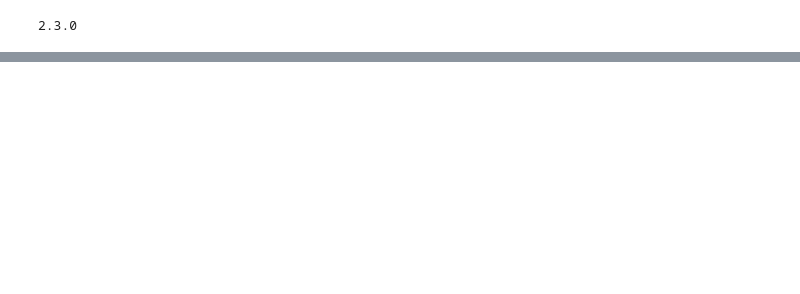
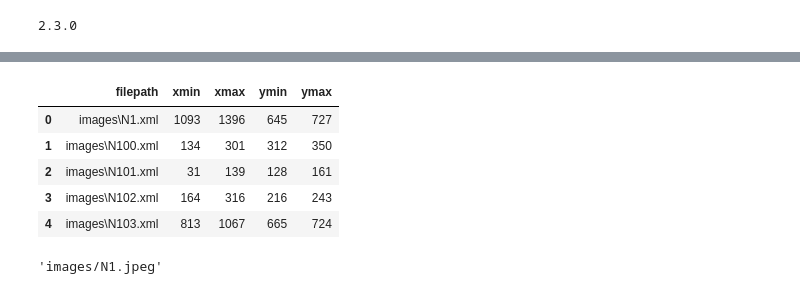
Before and after one commit to rifat0153/Msc-Project---ANPR, a Jupyter notebook: msc_anpr/main.ipynb, the cells around one changed output, grey strips where cells are left out. Drawn from its saved outputs; the diff is of its cells as text; code cells hidden in the pictures; blank space fills up the shorter version.

```diff
--- a/msc_anpr/main.ipynb
+++ b/msc_anpr/main.ipynb
@@ -44,0 +66,21 @@ for filename in path:
+# %%
+# Create CSV file with labels from XML files
+df = pd.DataFrame(labels_dict)
+df.to_csv('labels.csv',index=False)
+df.head()
+# %% [output]
+|  | filepath | xmin | xmax | ymin | ymax |
+| 0 | images\N1.xml | 1093 | 1396 | 645 | 727 |
+| 1 | images\N100.xml | 134 | 301 | 312 | 350 |
+| 2 | images\N101.xml | 31 | 139 | 128 | 161 |
+| 3 | images\N102.xml | 164 | 316 | 216 | 243 |
+| 4 | images\N103.xml | 813 | 1067 | 665 | 724 |
+# %%
+filename = df['filepath'][0]
+def getFilename(filename):
+    filename_image = xet.parse(filename).getroot().find('filename').text
+    filepath_image = os.path.join(image_asset_path,filename_image)
+    return filepath_image
+getFilename(filename)
+# %% [output]
+'images/N1.jpeg'
```
Also changed, not shown: parts of 6 cells of this notebook, 1 other file.
